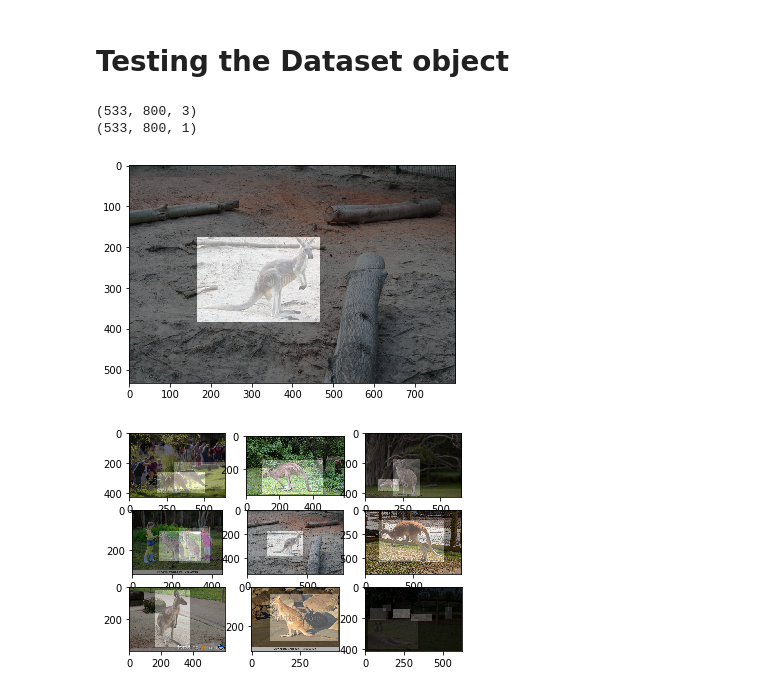
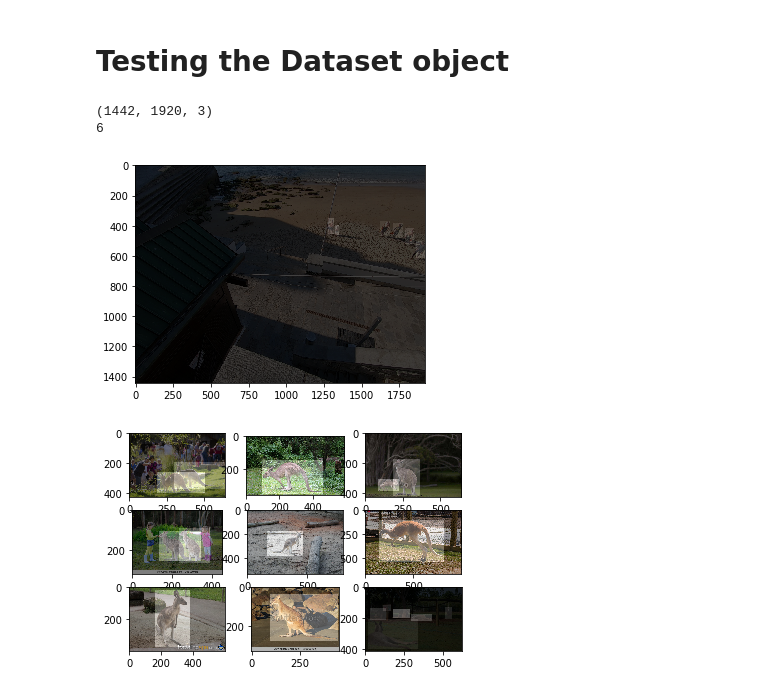
Before and after one commit to vasco0201/maskRcnn, a Jupyter notebook: Mask R CNN.ipynb, the cells around one changed output. Drawn from its saved outputs; the diff is of its cells as text; code cells hidden in the pictures.

```diff
--- a/Mask R CNN.ipynb
+++ b/Mask R CNN.ipynb
@@ -43,6 +45,6 @@ def extract_boxes(filename):
     height = int(root.find('.//size/height').text)
     return boxes, width, height
 
-b,w,h= extract_boxes("kangaroo/annots/00001.xml")
+b,w,h= extract_boxes("/home/vasco/BeachSafe/Dataset/annots/scene00541.xml")
 print(b,w,h)
 # %% [output]
@@ -57,22 +59,25 @@ class KangarooDataset(Dataset):
     # load the dataset definitions
     def load_dataset(self, dataset_dir,is_train=True):
         # define one class
-        self.add_class("dataset", 1, "kangaroo")
+        self.add_class("dataset", 1, "person")
         # define data locations
-        images_dir = dataset_dir + '/images/'
+        images_dir = dataset_dir + '/imgs/'
         annotations_dir = dataset_dir + '/annots/'
         # find all images
+        iteration=0
         for filename in listdir(images_dir):
             # extract image id
+            iteration+=1
             image_id = filename[:-4]
+            print(image_id)
             # skip bad images
             if image_id in ['00090']:
                 continue
             # skip all images after 150 if we are building the train set
-            if is_train and int(image_id) >= 150:
+            if is_train and iteration >= 150:
                 continue
             # skip all images before 150 if we are building the test/val set
-            if not is_train and int(image_id) < 150:
+            if not is_train and iteration < 150:
                 continue
             img_path = images_dir + filename
             ann_path = annotations_dir + image_id + '.xml'
@@ -96,7 +101,7 @@ class KangarooDataset(Dataset):
             row_s, row_e = box[1], box[3]
             col_s, col_e = box[0], box[2]
             masks[row_s:row_e, col_s:col_e, i] = 1
-            class_ids.append(self.class_names.index('kangaroo'))
+            class_ids.append(self.class_names.index('person'))
         return masks, asarray(class_ids, dtype='int32')
 
     # load an image reference
@@ -130,13 +135,13 @@ class KangarooDataset(Dataset):
 # train set
 
 train_set = KangarooDataset()
-train_set.load_dataset('kangaroo', is_train=True)
+train_set.load_dataset('/home/vasco/BeachSafe/Dataset', is_train=True)
 train_set.prepare()
 print('Train: %d' % len(train_set.image_ids))
 
 # test/val set
-test_set = KangarooDataset()
-test_set.load_dataset('kangaroo', is_train=False)
-test_set.prepare()
-print('Test: %d' % len(test_set.image_ids))
+#test_set = KangarooDataset()
+#test_set.load_dataset('kangaroo', is_train=False)
+#test_set.prepare()
+#print('Test: %d' % len(test_set.image_ids))
 # %% [output]
@@ -147,22 +167,25 @@ Test: 32
 # %%
 
 # load an image
 image_id = 4
 image = train_set.load_image(image_id)
 print(image.shape)
 # load image mask
 mask, class_ids = train_set.load_mask(image_id)
-print(mask.shape)
+print(mask.shape[-1])
+pyplot.imshow(image)
+for j in range(mask.shape[2]):
+    pyplot.imshow(mask[:, :, j], cmap='gray', alpha=0.2)
 
 # plot image
-pyplot.imshow(image)
+
 # plot mask
-pyplot.imshow(mask[:, :, 0], cmap='gray', alpha=0.5)
+#pyplot.imshow(mask[:, :, 0], cmap='gray', alpha=0.5)
 pyplot.show()
 # %% [output]
-(533, 800, 3)
-(533, 800, 1)
+(1442, 1920, 3)
+6
-[figure, old version]
+[figure, new version]
 # %%
 # plot first few images
 for i in range(9):
```
Also changed, not shown: parts of 3 cells of this notebook, 1 other file.
